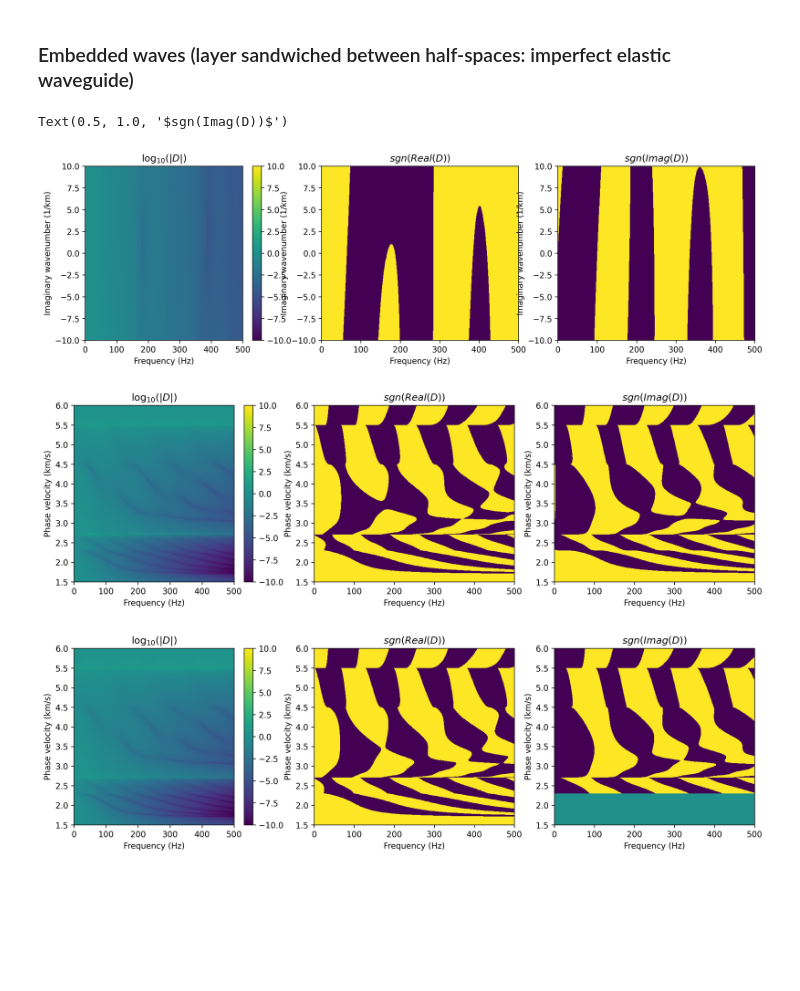
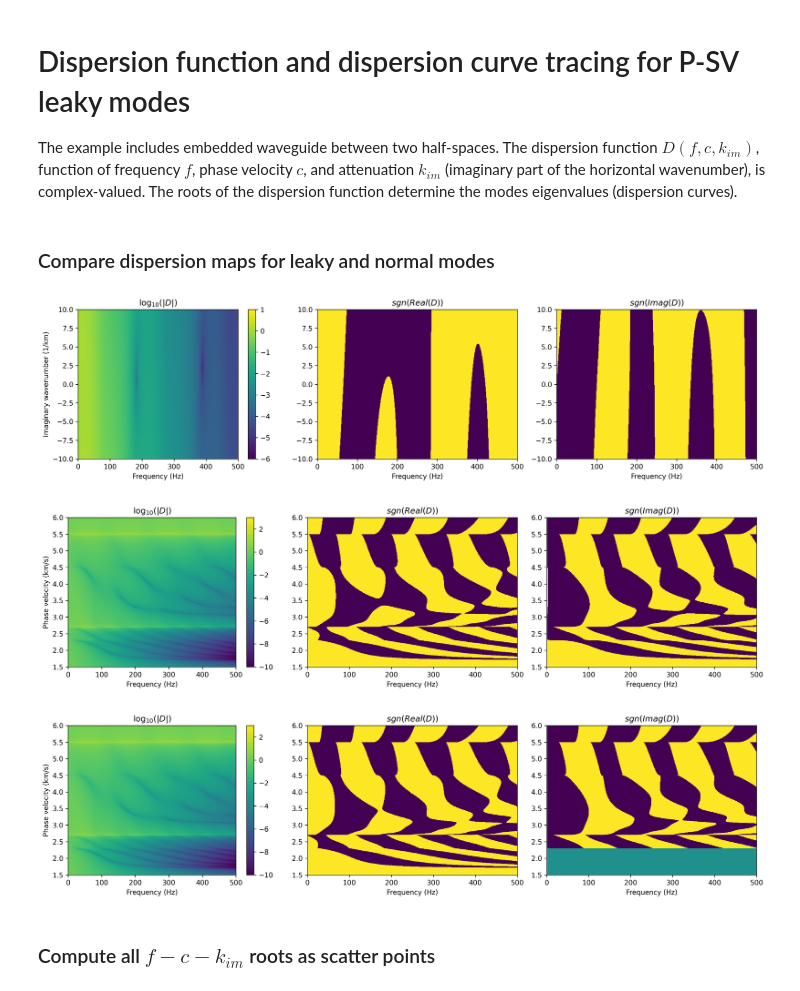
Before and after one commit to nmbader/pydisperse, a Jupyter notebook: notebooks/leaky_modes.ipynb, the cells around one changed output. Saved outputs shown, nothing was run; the diff lists cells and outputs as text; code cells hidden in the pictures; blank space fills up the shorter version.

Commit message:
Complete the notebook examples for normal and leaky modes

```diff
--- a/notebooks/leaky_modes.ipynb
+++ b/notebooks/leaky_modes.ipynb
@@ -3,3 +1,6 @@
+# %% [markdown]
+# Dispersion function and dispersion curve tracing for P-SV leaky modes
+The example includes embedded waveguide between two half-spaces. The dispersion function $D(f,c,k_{im})$, function of frequency $f$, phase velocity $c$, and attenuation $k_{im}$ (imaginary part of the horizontal wavenumber), is complex-valued. The roots of the dispersion function determine the modes eigenvalues (dispersion curves).
 # %%
 import numpy as np
 import matplotlib
@@ -11,8 +13,8 @@ import math
 import time
 import dispersion as disp
 from roots_finding_leaky import *
-# %% [markdown]
-### Embedded waves (layer sandwiched between half-spaces: imperfect elastic waveguide)
+# %% [markdown]
+### Compare dispersion maps for leaky and normal modes
 # %%
 # Model
 nlayers=3 # number of layers
@@ -57,34 +61,37 @@ for i in range(nc):
 # %%
 embedded_waves_map = embedded_waves_map1
 
 fig=plt.figure(figsize=(15, 4),dpi=300)
 
 plt.subplot(1,3,1)
-vmin=-10
-vmax=10
+vmin=-6
+vmax=1
 plt.imshow(np.log10(np.abs(embedded_waves_map)),interpolation='none',aspect="auto",extent=[fmin,fmax,kim_max,kim_min],vmin=vmin,vmax=vmax)
 plt.xlabel("Frequency (Hz)")
 plt.ylabel("Imaginary wavenumber (1/km)")
 plt.gca().invert_yaxis()
 plt.colorbar()
 plt.title(r"$\log_{10}(|D|)$")
 
 plt.subplot(1,3,2)
 plt.imshow(np.sign(np.real(embedded_waves_map)),interpolation='none',aspect="auto",extent=[fmin,fmax,kim_max,kim_min])
 plt.xlabel("Frequency (Hz)")
-plt.ylabel("Imaginary wavenumber (1/km)")
+# plt.ylabel("Imaginary wavenumber (1/km)")
 plt.gca().invert_yaxis()
 plt.title(r"$sgn(Real(D))$")
 
 plt.subplot(1,3,3)
 plt.imshow(np.sign(np.imag(embedded_waves_map)),interpolation='none',aspect="auto",extent=[fmin,fmax,kim_max,kim_min])
 plt.xlabel("Frequency (Hz)")
-plt.ylabel("Imaginary wavenumber (1/km)")
+# plt.ylabel("Imaginary wavenumber (1/km)")
 plt.gca().invert_yaxis()
 plt.title(r"$sgn(Imag(D))$")
+
+plt.tight_layout()
+
+plt.show()
 # %% [output]
-Text(0.5, 1.0, '$sgn(Imag(D))$')
-[figure, old version]
+[figure, new version]
 # %%
 embedded_waves_map = embedded_waves_map2
 
@@ -92,7 +99,7 @@ fig=plt.figure(figsize=(15, 4),dpi=300)
 
 plt.subplot(1,3,1)
 vmin=-10
-vmax=10
+vmax=3
 plt.imshow(np.log10(np.abs(embedded_waves_map)),interpolation='none',aspect="auto",extent=[fmin,fmax,cmax,cmin],vmin=vmin,vmax=vmax)
 plt.xlabel("Frequency (Hz)")
 plt.ylabel("Phase velocity (km/s)")
@@ -103,20 +110,22 @@ plt.title(r"$\log_{10}(|D|)$")
 plt.subplot(1,3,2)
 plt.imshow(np.sign(np.real(embedded_waves_map)),interpolation='none',aspect="auto",extent=[fmin,fmax,cmax,cmin])
 plt.xlabel("Frequency (Hz)")
-plt.ylabel("Phase velocity (km/s)")
+# plt.ylabel("Phase velocity (km/s)")
 plt.gca().invert_yaxis()
 plt.title(r"$sgn(Real(D))$")
 
 plt.subplot(1,3,3)
 plt.imshow(np.sign(np.imag(embedded_waves_map)),interpolation='none',aspect="auto",extent=[fmin,fmax,cmax,cmin])
 plt.xlabel("Frequency (Hz)")
-plt.ylabel("Phase velocity (km/s)")
+# plt.ylabel("Phase velocity (km/s)")
 plt.gca().invert_yaxis()
 plt.title(r"$sgn(Imag(D))$")
 
-plt.savefig("test1.png")
+plt.tight_layout()
+
+plt.show()
 # %% [output]
-[figure, old version]
+[figure, new version]
 # %%
 embedded_waves_map = embedded_waves_map3
 
@@ -124,7 +133,7 @@ fig=plt.figure(figsize=(15, 4),dpi=300)
 
 plt.subplot(1,3,1)
 vmin=-10
-vmax=10
+vmax=3
 plt.imshow(np.log10(np.abs(embedded_waves_map)),interpolation='none',aspect="auto",extent=[fmin,fmax,cmax,cmin],vmin=vmin,vmax=vmax)
 plt.xlabel("Frequency (Hz)")
 plt.ylabel("Phase velocity (km/s)")
@@ -135,17 +144,21 @@ plt.title(r"$\log_{10}(|D|)$")
 plt.subplot(1,3,2)
 plt.imshow(np.sign(np.real(embedded_waves_map)),interpolation='none',aspect="auto",extent=[fmin,fmax,cmax,cmin])
 plt.xlabel("Frequency (Hz)")
-plt.ylabel("Phase velocity (km/s)")
+# plt.ylabel("Phase velocity (km/s)")
 plt.gca().invert_yaxis()
 plt.title(r"$sgn(Real(D))$")
 
 plt.subplot(1,3,3)
 plt.imshow(np.sign(np.imag(embedded_waves_map)),interpolation='none',aspect="auto",extent=[fmin,fmax,cmax,cmin])
 plt.xlabel("Frequency (Hz)")
-plt.ylabel("Phase velocity (km/s)")
+# plt.ylabel("Phase velocity (km/s)")
 plt.gca().invert_yaxis()
 plt.title(r"$sgn(Imag(D))$")
 
-plt.savefig("test2.png")
+plt.tight_layout()
+
+plt.show()
 # %% [output]
-[figure, old version]
+[figure, new version]
+# %% [markdown]
+### Compute all $f-c-k_{im}$ roots as scatter points
```
Also changed, not shown: parts of 9 cells of this notebook, 1 other file.
